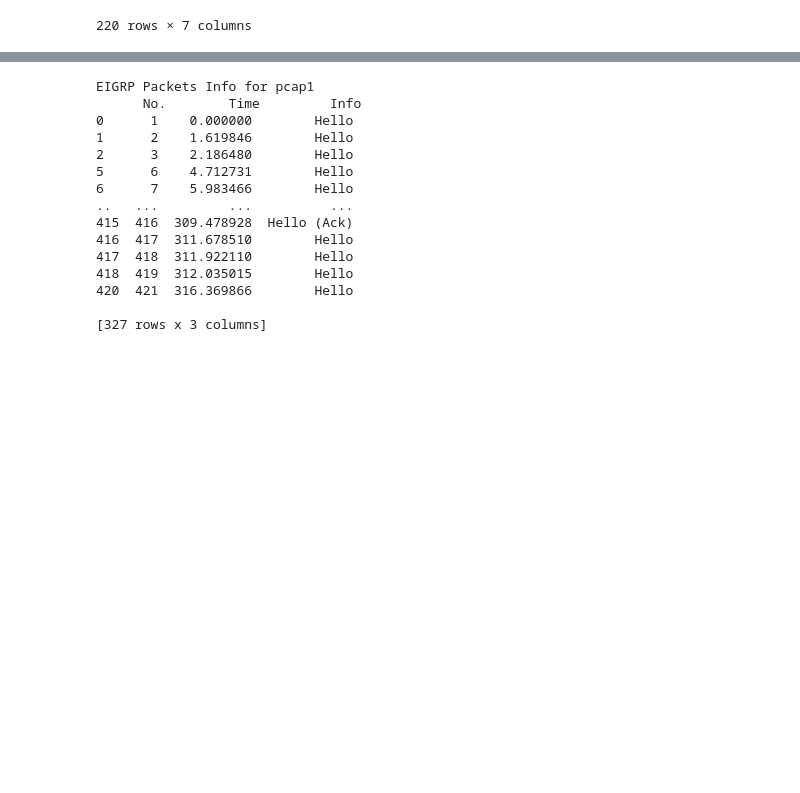
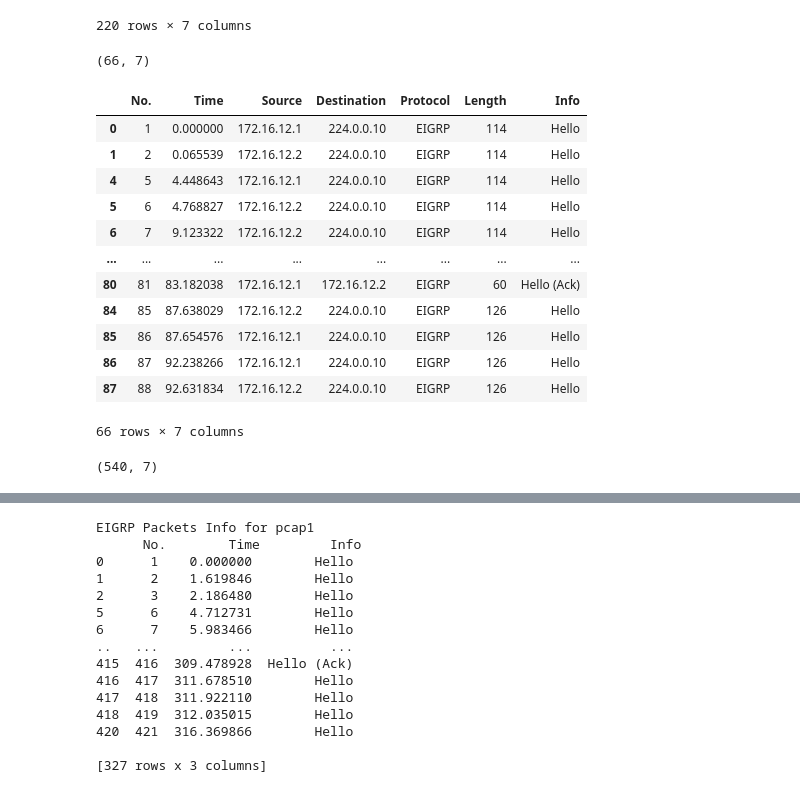
Before and after one commit to akankshasrivastava-98/EIGRP-visualization, a Jupyter notebook: EIGRP_Visualization.ipynb, the cells around one changed output, grey strips where cells are left out. Saved outputs shown, nothing was run; the diff lists cells and outputs as text; code cells hidden in the pictures; blank space fills up the shorter version.

```diff
--- a/EIGRP_Visualization.ipynb
+++ b/EIGRP_Visualization.ipynb
@@ -83,3 +125,27 @@ eigrp2.head(220)
 | 271 | 272 | 214.214244 | fe80::c600:3aff:fe44:0 | ff02::a | EIGRP | 94 | Hello |
 | 272 | 273 | 214.358020 | fe80::c601:3aff:fe44:0 | ff02::a | EIGRP | 94 | Hello |
 220 rows × 7 columns
+# %%
+eigrp3.shape
+# %% [output]
+(66, 7)
+# %%
+eigrp3.head(66)
+# %% [output]
+|  | No. | Time | Source | Destination | Protocol | Length | Info |
+| 0 | 1 | 0.000000 | 172.16.12.1 | 224.0.0.10 | EIGRP | 114 | Hello |
+| 1 | 2 | 0.065539 | 172.16.12.2 | 224.0.0.10 | EIGRP | 114 | Hello |
+| 4 | 5 | 4.448643 | 172.16.12.1 | 224.0.0.10 | EIGRP | 114 | Hello |
+| 5 | 6 | 4.768827 | 172.16.12.2 | 224.0.0.10 | EIGRP | 114 | Hello |
+| 6 | 7 | 9.123322 | 172.16.12.2 | 224.0.0.10 | EIGRP | 114 | Hello |
+| ... | ... | ... | ... | ... | ... | ... | ... |
+| 80 | 81 | 83.182038 | 172.16.12.1 | 172.16.12.2 | EIGRP | 60 | Hello (Ack) |
+| 84 | 85 | 87.638029 | 172.16.12.2 | 224.0.0.10 | EIGRP | 126 | Hello |
+| 85 | 86 | 87.654576 | 172.16.12.1 | 224.0.0.10 | EIGRP | 126 | Hello |
+| 86 | 87 | 92.238266 | 172.16.12.1 | 224.0.0.10 | EIGRP | 126 | Hello |
+| 87 | 88 | 92.631834 | 172.16.12.2 | 224.0.0.10 | EIGRP | 126 | Hello |
+66 rows × 7 columns
+# %%
+eigrp4.shape
+# %% [output]
+(540, 7)
```
Also changed, not shown: parts of 17 cells of this notebook.
